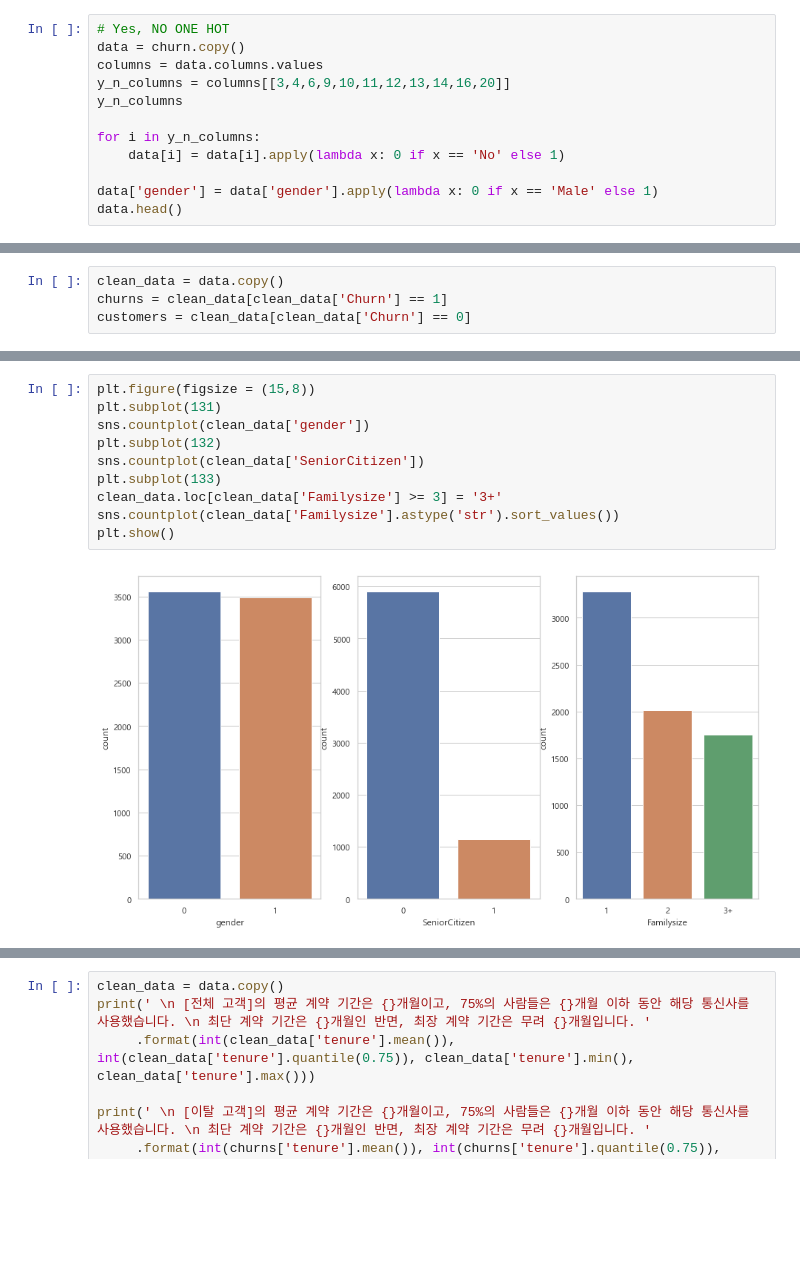
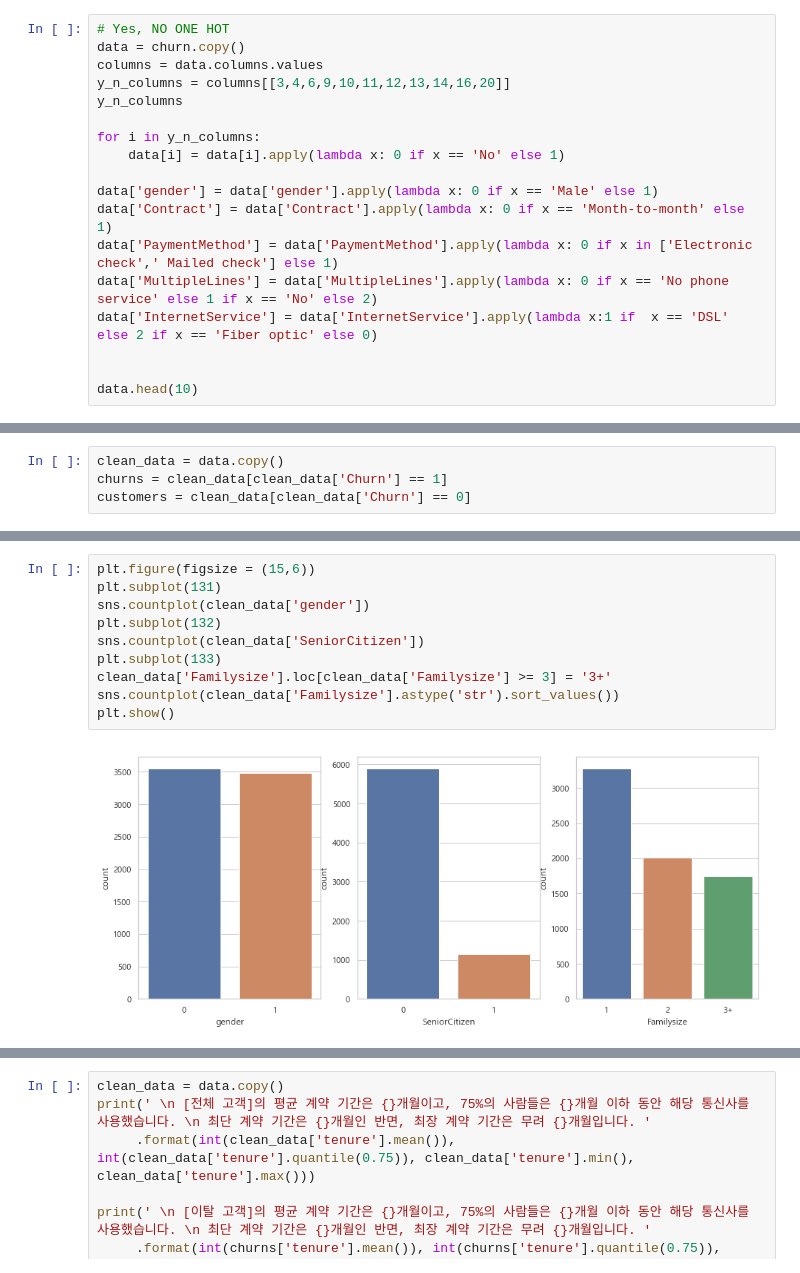
Before and after one commit to h33sun/Lets-EDA, a Jupyter notebook: Telecom _Churn_prediction.ipynb, the cells around one changed output, grey strips where cells are left out. Saved outputs shown, nothing was run; the diff lists cells and outputs as text; blank space fills up the shorter version.

```diff
--- a/Telecom _Churn_prediction.ipynb
+++ b/Telecom _Churn_prediction.ipynb
@@ -80,6 +84,12 @@ for i in y_n_columns:
     data[i] = data[i].apply(lambda x: 0 if x == 'No' else 1)
 
 data['gender'] = data['gender'].apply(lambda x: 0 if x == 'Male' else 1)
-data.head()
+data['Contract'] = data['Contract'].apply(lambda x: 0 if x == 'Month-to-month' else 1)
+data['PaymentMethod'] = data['PaymentMethod'].apply(lambda x: 0 if x in ['Electronic check',' Mailed check'] else 1)
+data['MultipleLines'] = data['MultipleLines'].apply(lambda x: 0 if x == 'No phone service' else 1 if x == 'No' else 2)
+data['InternetService'] = data['InternetService'].apply(lambda x:1 if  x == 'DSL' else 2 if x == 'Fiber optic' else 0)
+
+
+data.head(10)
 # %% [output]
 |  | customerID | gender | SeniorCitizen | Partner | Dependents | tenure | PhoneService | MultipleLines | ... |
@@ -198,12 +262,12 @@ customers = clean_data[clean_data['Churn'] == 0]
 # %%
-plt.figure(figsize = (15,8))
+plt.figure(figsize = (15,6))
 plt.subplot(131)
 sns.countplot(clean_data['gender'])
 plt.subplot(132)
 sns.countplot(clean_data['SeniorCitizen'])
 plt.subplot(133)
-clean_data.loc[clean_data['Familysize'] >= 3] = '3+'
+clean_data['Familysize'].loc[clean_data['Familysize'] >= 3] = '3+'
 sns.countplot(clean_data['Familysize'].astype('str').sort_values())
 plt.show()
 # %% [output]
-[figure, old version]
+[figure, new version]
```
Also changed, not shown: parts of 87 cells of this notebook.
